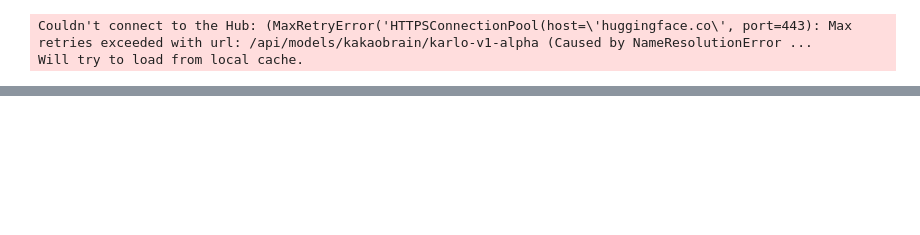
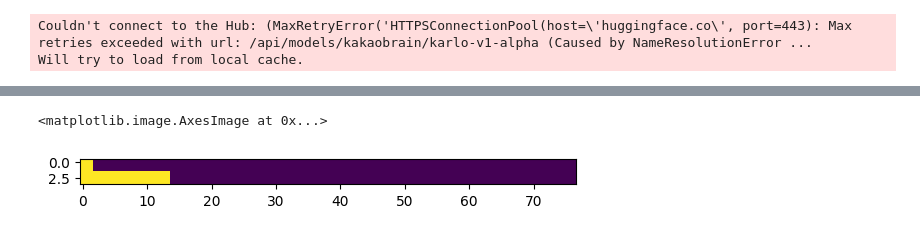
Before and after one commit to Arty-Facts/DCS, a Jupyter notebook: data_text_2_image/test.ipynb, the cells around one changed output, grey strips where cells are left out. Cells and saved outputs as stored; diff of their text form; code cells hidden in the pictures; blank space fills up the shorter version.

```diff
--- a/data_text_2_image/test.ipynb
+++ b/data_text_2_image/test.ipynb
@@ -18,2 +44,7 @@ torch.Size([1, 768]) torch.Size([2, 81, 1536]) torch.Size([2, 1280]) torch.Size(
+# %%
+plt.imshow(text_mask)
+# %% [output]
+<matplotlib.image.AxesImage at 0x...>
+[figure, added]
 # %%
 with torch.no_grad():
```
Also changed, not shown: parts of 9 cells of this notebook, 7 other files.
